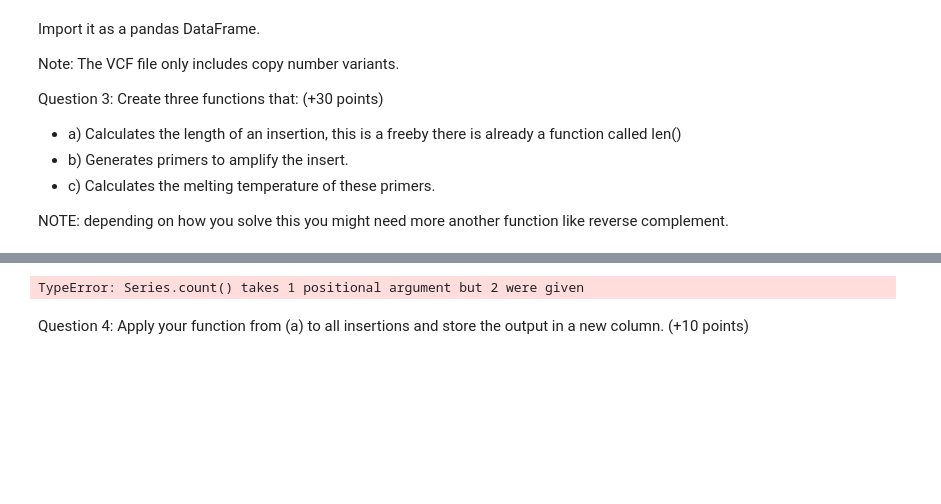
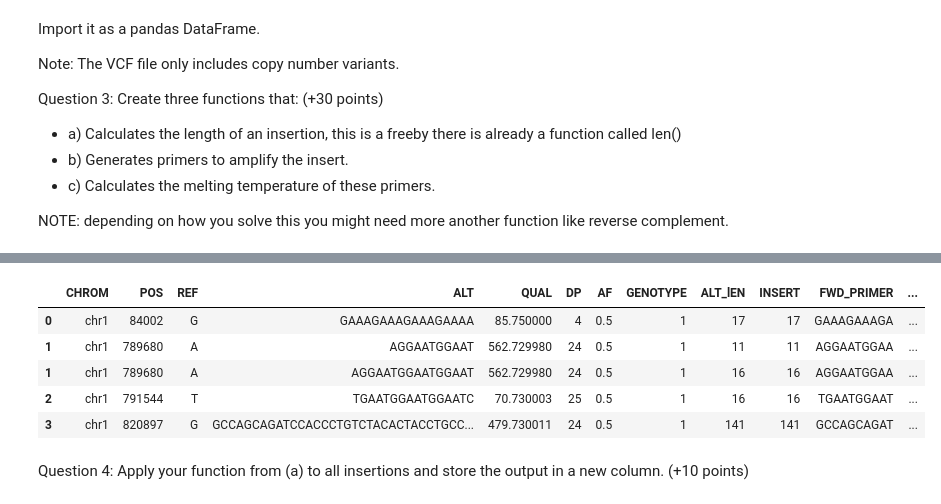
Before and after one commit to e-white25/Python_practice, a Jupyter notebook: Genomics_Midterm_Spring2025.ipynb, the cells around one changed output, grey strips where cells are left out. Saved outputs shown, nothing was run; the diff lists cells and outputs as text; code cells hidden in the pictures; blank space fills up the shorter version.

```diff
--- a/Genomics_Midterm_Spring2025.ipynb
+++ b/Genomics_Midterm_Spring2025.ipynb
@@ -354,0 +407,10 @@ Insert = AATACCGAGGAGCGTGAACGGGGCGATTGACTTACAATACCGTAATAAATAGCGCGCTGGTTTTGGTAAAG
+# %%
+expanded_vcf["AF"] = pd.to_numeric(
+    expanded_vcf["AF"].astype(str).str.strip("()"),
+    errors="coerce"
+)
+expanded_vcf.head(10)
+# %%
+#a) back to adding length column based on ALT ("insert")
+expanded_vcf["INSERT"] = expanded_vcf["ALT"].astype(str).str.len()
+expanded_vcf.head(5)
@@ -355,11 +424,51 @@ Insert = AATACCGAGGAGCGTGAACGGGGCGATTGACTTACAATACCGTAATAAATAGCGCGCTGGTTTTGGTAAAG
+# %%
+
+#b) generate FORWARD primer for insert:
+
+def generate_primer(row: str, s: int = 10):
+  insert = row["ALT"]
+  chrom = row["CHROM"]
+  pos = row["POS"]
+  if pd.isna(insert):
+    return (None, None)
+
+  valid_bases = set("ACGTN")
+  insert = str(insert).upper()
+  if not set(insert).issubset(valid_bases):
+        raise ValueError(f"Invalid base found in {chrom}:{pos} sequence: {insert}")
+
+  cDNA_lib = {'A':'T', 'T':'A', 'C':'G', 'G':'C'}
+  fwd_primer = insert[:s]
+  rev_primer = ''
+  rev_seq = insert[::-1] # reverses the entire insert
+  rev_primer = ''.join(cDNA_lib[b] for b in rev_seq[:s])
+
+  return (fwd_primer, rev_primer)
+# %%
+#Run primer function on data frame
+s = 10
+expanded_vcf[["FWD_PRIMER", "REV_PRIMER"]] = expanded_vcf.apply(lambda row: pd.Series(generate_primer(row, s)), axis=1)
+
+#axis=1 switches from default (col) to row; lambda iterates (x+1) through rows
+# %%
+expanded_vcf.head()
+# %% [output]
+|  | CHROM | POS | REF | ALT | QUAL | DP | AF | GENOTYPE | ALT_lEN | INSERT | FWD_PRIMER | ... |
+| 0 | chr1 | 84002 | G | GAAAGAAAGAAAGAAAA | 85.750000 | 4 | 0.5 | 1 | 17 | 17 | GAAAGAAAGA | ... |
+| 1 | chr1 | 789680 | A | AGGAATGGAAT | 562.729980 | 24 | 0.5 | 1 | 11 | 11 | AGGAATGGAA | ... |
+| 1 | chr1 | 789680 | A | AGGAATGGAATGGAAT | 562.729980 | 24 | 0.5 | 1 | 16 | 16 | AGGAATGGAA | ... |
+| 2 | chr1 | 791544 | T | TGAATGGAATGGAATC | 70.730003 | 25 | 0.5 | 1 | 16 | 16 | TGAATGGAAT | ... |
+| 3 | chr1 | 820897 | G | GCCAGCAGATCCACCCTGTCTACACTACCTGCC... | 479.730011 | 24 | 0.5 | 1 | 141 | 141 | GCCAGCAGAT | ... |
 # %%
 #c) The general formula for melting temp is 4°C*(# G/C nucleotides) + 2°C*(# A/T nucleotides)
-def melting_temp(insert):
-  GC_count = insert.count('G') + insert.count('C')
-  AT_count = insert.count('A') + insert.count('T')
-  return (4*GC_count + 2*AT_count)
-print(melting_temp(insert))
+def melting_temp(seq):
+  '''Return melting temp (C) for a sequence (string)'''
+  if pd.isna(seq):
+    return None
+  seq = str(seq).upper()
+  GC_count = seq.count('G') + seq.count('C')
+  AT_count = seq.count('A') + seq.count('T')
+  melt_tmp = (4*GC_count + 2*AT_count)
+  return(melt_tmp)
-# %% [output]
-TypeError: Series.count() takes 1 positional argument but 2 were given
 # %% [markdown]
 Question 4: Apply your function from (a) to all insertions and store the output in a new column. (+10 points)
```
Also changed, not shown: parts of 16 cells of this notebook.
